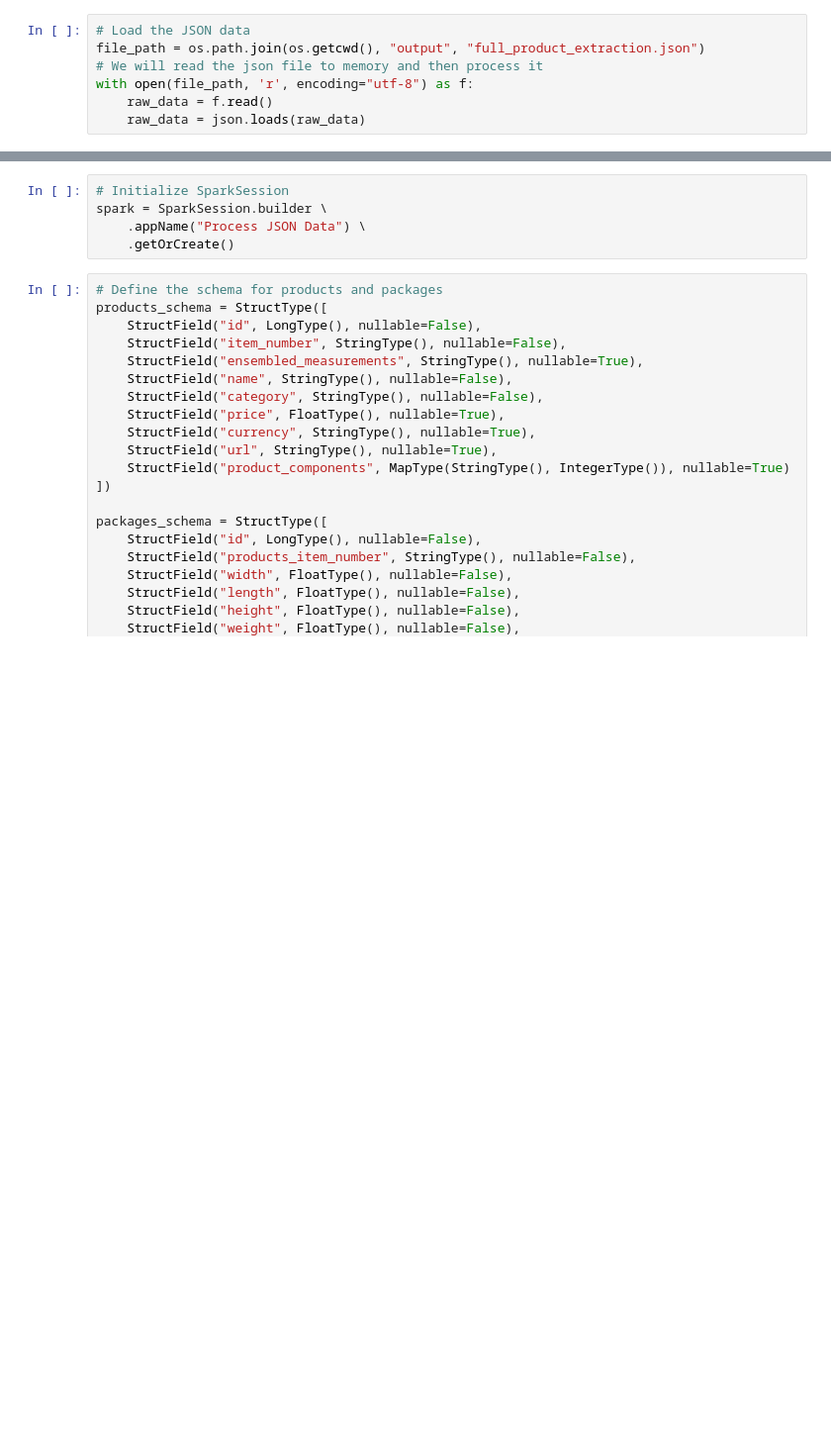
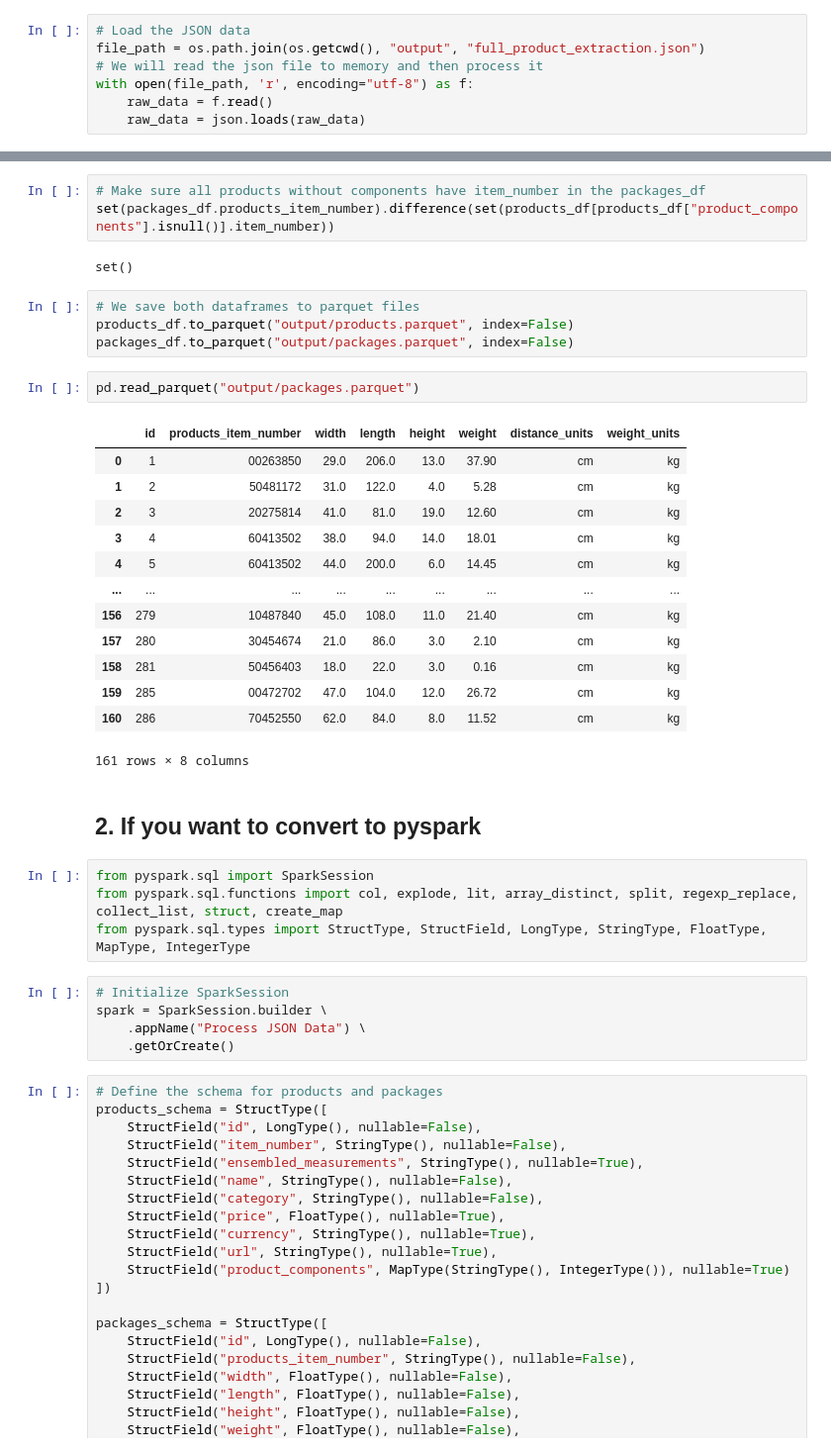
Before and after one commit to rodpans/1ke4_scraper, a Jupyter notebook: ikea_scraper/step_4_loading_to_data_lake.ipynb, the cells around one changed output, grey strips where cells are left out. Shown at 99% size. Cells and saved outputs as stored; diff of their text form; blank space fills up the shorter version.

Commit message:
Corrected code to save to parquet

```diff
--- a/ikea_scraper/step_4_loading_to_data_lake.ipynb
+++ b/ikea_scraper/step_4_loading_to_data_lake.ipynb
@@ -118,3 +130,34 @@ for idx, entry in enumerate(raw_data):
+# %%
+# Make sure all products without components have item_number in the packages_df
+set(packages_df.products_item_number).difference(set(products_df[products_df["product_components"].isnull()].item_number))
+# %% [output]
+set()
+# %%
+# We save both dataframes to parquet files
+products_df.to_parquet("output/products.parquet", index=False)
+packages_df.to_parquet("output/packages.parquet", index=False)
+# %%
+pd.read_parquet("output/packages.parquet")
+# %% [output]
+|  | id | products_item_number | width | length | height | weight | distance_units | weight_units |
+| 0 | 1 | 00263850 | 29.0 | 206.0 | 13.0 | 37.90 | cm | kg |
+| 1 | 2 | 50481172 | 31.0 | 122.0 | 4.0 | 5.28 | cm | kg |
+| 2 | 3 | 20275814 | 41.0 | 81.0 | 19.0 | 12.60 | cm | kg |
+| 3 | 4 | 60413502 | 38.0 | 94.0 | 14.0 | 18.01 | cm | kg |
+| 4 | 5 | 60413502 | 44.0 | 200.0 | 6.0 | 14.45 | cm | kg |
+| ... | ... | ... | ... | ... | ... | ... | ... | ... |
+| 156 | 279 | 10487840 | 45.0 | 108.0 | 11.0 | 21.40 | cm | kg |
+| 157 | 280 | 30454674 | 21.0 | 86.0 | 3.0 | 2.10 | cm | kg |
+| 158 | 281 | 50456403 | 18.0 | 22.0 | 3.0 | 0.16 | cm | kg |
+| 159 | 285 | 00472702 | 47.0 | 104.0 | 12.0 | 26.72 | cm | kg |
+| 160 | 286 | 70452550 | 62.0 | 84.0 | 8.0 | 11.52 | cm | kg |
+161 rows × 8 columns
+# %% [markdown]
+## 2. If you want to convert to pyspark
+# %%
+from pyspark.sql import SparkSession
+from pyspark.sql.functions import col, explode, lit, array_distinct, split, regexp_replace, collect_list, struct, create_map
+from pyspark.sql.types import StructType, StructField, LongType, StringType, FloatType, MapType, IntegerType
 # %%
 # Initialize SparkSession
 spark = SparkSession.builder \
```
Also changed, not shown: parts of 5 cells of this notebook.
